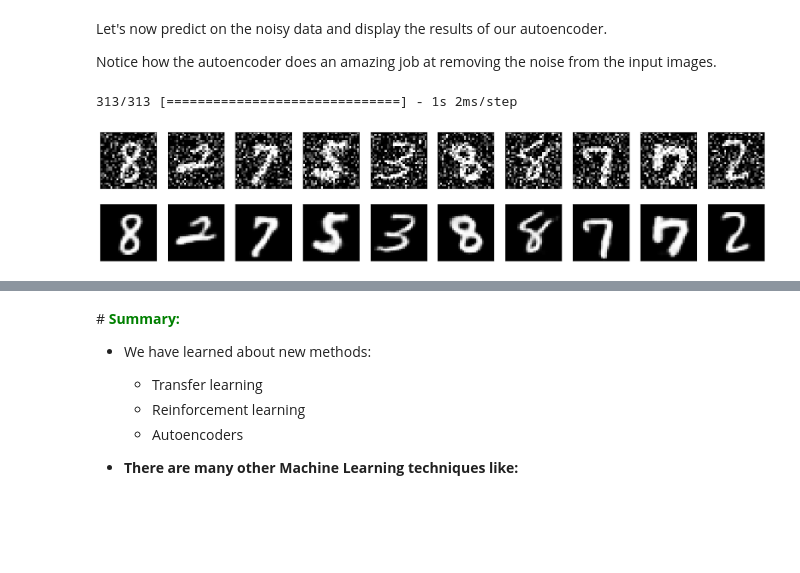
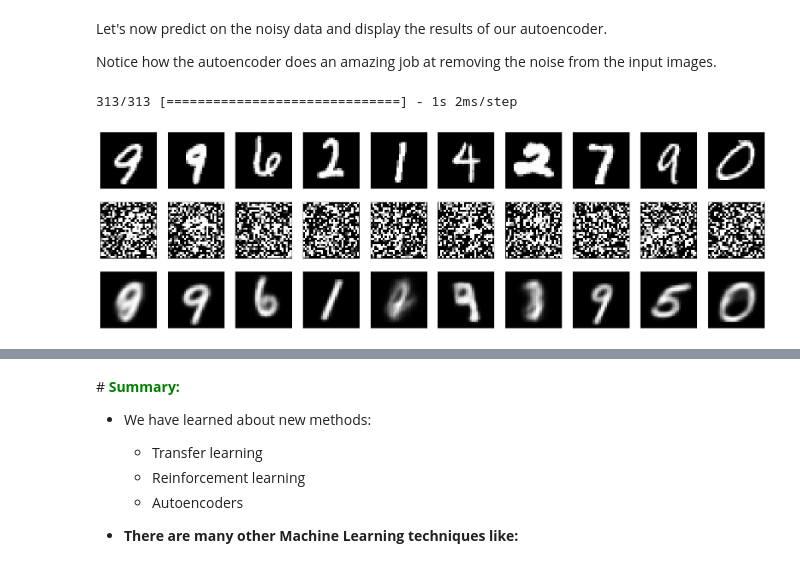
Before and after one commit to marcinwolter/Machine-learning-KISD-2023, a Jupyter notebook: lecture7.ipynb, the cells around one changed output, grey strips where cells are left out. Cells and saved outputs as stored; diff of their text form; code cells hidden in the pictures; blank space fills up the shorter version.

```diff
--- a/lecture7.ipynb
+++ b/lecture7.ipynb
@@ -797,7 +797,7 @@ Downloading data from https://storage.googleapis.com/tensorflow/tf-keras-dataset
 # %%
 encoding_dim = 2
 batch_size = 128
-epochs = 200
+epochs = 50 #200
 # %% [markdown]
  # Build autoencoder
 # %%
@@ -1032,3 +1080,33 @@ display(train_data, noisy_train_data)
 ## Build the autoencoder
 
 We are going to use the Functional API to build our convolutional autoencoder.
+# %%
+encoding_dim = 10
+
+# reshape data (28,28,1)->(784)
+train_data = train_data.reshape(-1,784)
+test_data = test_data.reshape(-1,784,)
+noisy_train_data = noisy_train_data.reshape(-1,784)
+noisy_test_data = noisy_test_data.reshape(-1,784)
+
+# This is our input image
+input_img = layers.Input(shape=(784))
+# "encoded" is the encoded representation of the input
+encoded = layers.Dense(512, activation='relu')(input_img)
+encoded = layers.Dense(256, activation='relu')(encoded)
+#encoded = layers.Dropout(0.2)(encoded)
+encoded = layers.Dense(encoding_dim, activation='linear')(encoded)
+
+# "decoded" is the lossy reconstruction of the input
+decoded = layers.Dense(256, activation='relu')(encoded)
+decoded = layers.Dense(512, activation='relu')(decoded)
+#decoded = layers.Dropout(0.2)(decoded)
+decoded = layers.Dense(784, activation='sigmoid')(decoded)
+
+
+# This model maps an input to its reconstruction
+autoencoder = Model(input_img, decoded)
+#encoder = Model(input_img, encoded)
+
+autoencoder.compile(optimizer="adam", loss="binary_crossentropy")
+autoencoder.summary()
@@ -1073,10 +1156,10 @@ Let's train the autoencoder using the noisy
 data as our input and the clean data as our target. We want our autoencoder to
 learn how to denoise the images.
 # %%
-autoencoder.fit(
+history = autoencoder.fit(
     x=noisy_train_data,
     y=train_data,
-    epochs=20,
+    epochs=50,
     batch_size=128,
     shuffle=True,
     validation_data=(noisy_test_data, test_data),
@@ -1107,10 +1206,10 @@ Notice how the autoencoder does an amazing job at removing the noise from the
 input images.
 # %%
 predictions = autoencoder.predict(noisy_test_data)
-display(noisy_test_data, predictions)
+display3(test_data,noisy_test_data, predictions)
 # %% [output]
 313/313 [==============================] - 1s 2ms/step
-[figure, old version]
+[figure, new version]
 # %% [markdown]
 <iframe width="560" height="315" src="https://www.youtube.com/embed/n2gE7n11h1Y" title="YouTube video player" frameborder="0" allow="accelerometer; autoplay; clipboard-write; encrypted-media; gyroscope; picture-in-picture; web-share" allowfullscreen></iframe>
 # %% [markdown]
```
Also changed, not shown: parts of 17 cells of this notebook.
